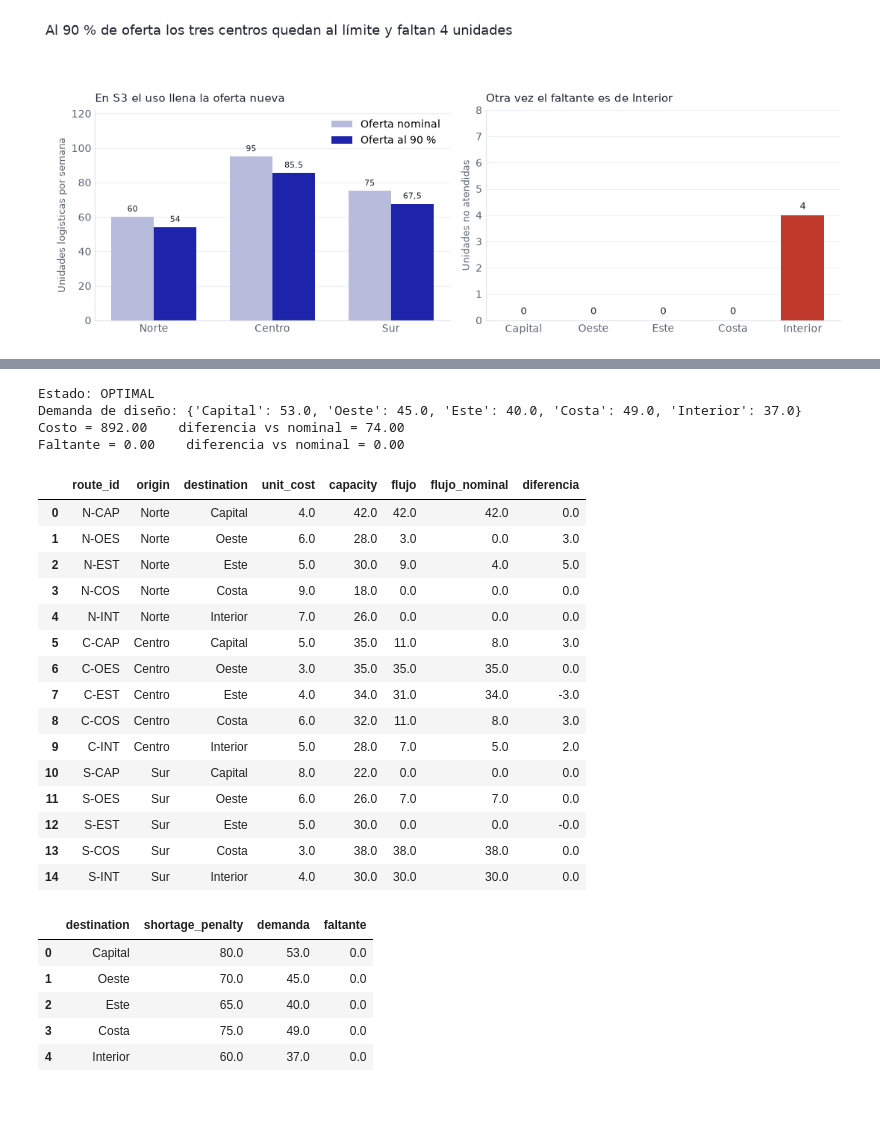
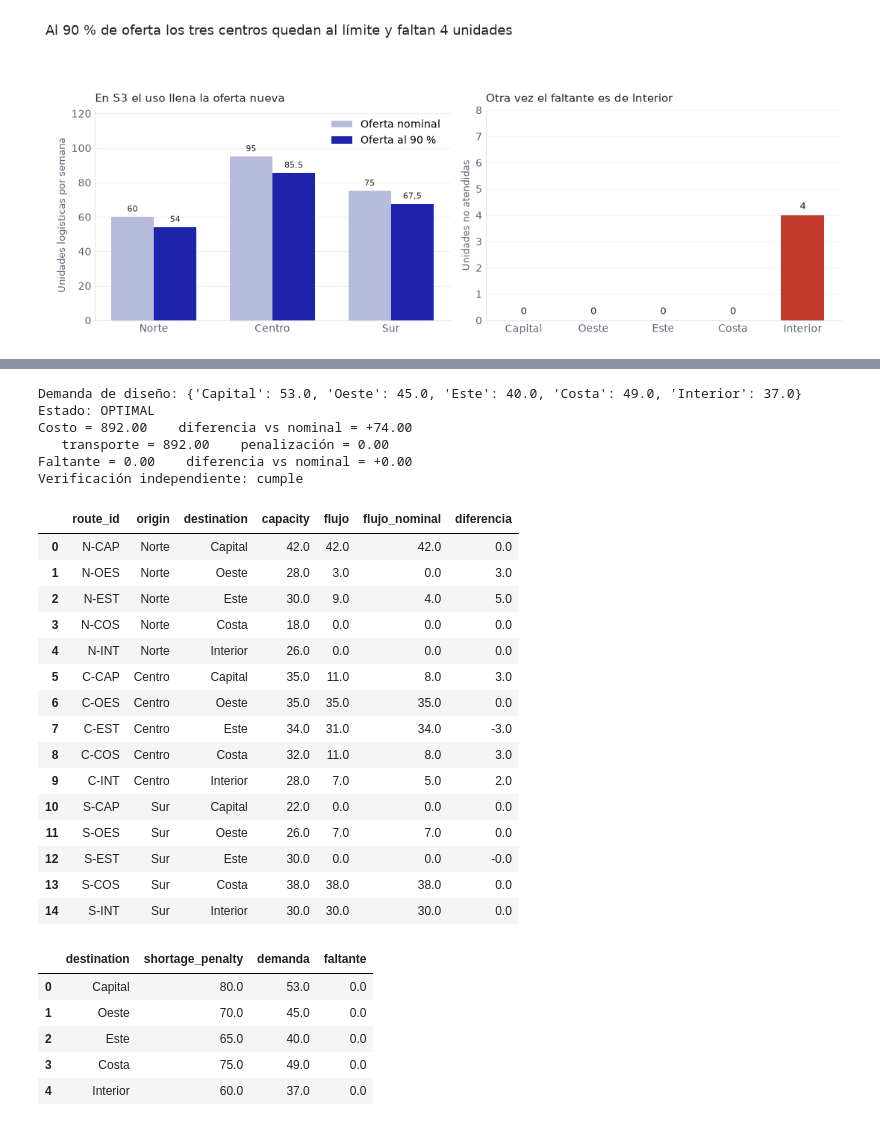
Before and after one commit to LorennMarque/OR-final-austral-2026, a Jupyter notebook: notebooks/part1_primal.ipynb, the cells around one changed output, grey strips where cells are left out. Cells and saved outputs as stored; diff of their text form; code cells hidden in the pictures.

```diff
--- a/notebooks/part1_primal.ipynb
+++ b/notebooks/part1_primal.ipynb
@@ -867,15 +768,17 @@ Cada demanda nominal se multiplica por 1,10 y se redondea hacia arriba: \(d_j^{S
 # %%
+def informar(sol, control):
+    print(f"Estado: {sol.estado}")
+    print(f"Costo = {sol.objetivo:.2f}    diferencia vs nominal = {sol.objetivo - costo_nominal:+.2f}")
+    print(f"   transporte = {control['transporte']:.2f}    penalización = {control['penalizacion']:.2f}")
+    falt = sol.faltantes["faltante"].sum()
+    print(f"Faltante = {falt:.2f}    diferencia vs nominal = {falt - faltante_nominal:+.2f}")
+    print("Verificación independiente:", "cumple" if control["controles"]["cumple"].all() else "NO cumple")
+    display(comparar_flujos(sol, nominal).round(4))
+    display(sol.faltantes.round(4))
+
 demanda_s1 = techo(1.10, demanda_nominal)
-costo_s1, flujos_s1, faltantes_s1 = resolver(demanda_s1, oferta_nominal, capacidad_nominal)
-verificar(flujos_s1, faltantes_s1, oferta_nominal)
-print("Estado: OPTIMAL")
+s1 = resolver(routes, destinations, demanda_s1, oferta_nominal, capacidad_nominal, "S1")
+control_s1 = verificar(s1, routes, destinations, demanda_s1, oferta_nominal, capacidad_nominal)
 print("Demanda modificada:", demanda_s1.to_dict())
-print(f"Costo = {costo_s1:.2f}    diferencia vs nominal = {costo_s1 - costo_nominal:.2f}")
-print(f"Faltante = {faltantes_s1['faltante'].sum():.2f}    diferencia vs nominal = {faltantes_s1['faltante'].sum() - faltante_nominal:.2f}")
-comparacion = flujos_s1[["route_id", "origin", "destination", "flujo"]].merge(
-    flujos_nominales[["route_id", "flujo"]], on="route_id", suffixes=("", "_nominal")
-)
-comparacion["diferencia"] = comparacion["flujo"] - comparacion["flujo_nominal"]
-display(comparacion.round(4))
-display(faltantes_s1.round(4))
+informar(s1, control_s1)
 # %% [output]
@@ -1197,40 +1039,32 @@ Se resuelve el mismo modelo con una demanda de diseño cinco por ciento mayor, r
 # %%
 demanda_resguardo = techo(1.05, demanda_nominal)
-costo_resguardo, flujos_resguardo, faltantes_resguardo = resolver(
-    demanda_resguardo, oferta_nominal, capacidad_nominal
-)
-verificar(flujos_resguardo, faltantes_resguardo, oferta_nominal)
-print("Estado: OPTIMAL")
+resguardo = resolver(routes, destinations, demanda_resguardo, oferta_nominal, capacidad_nominal, "Resguardo")
+control_resguardo = verificar(resguardo, routes, destinations, demanda_resguardo, oferta_nominal, capacidad_nominal)
 print("Demanda de diseño:", demanda_resguardo.to_dict())
-print(f"Costo = {costo_resguardo:.2f}    diferencia vs nominal = {costo_resguardo - costo_nominal:.2f}")
-print(f"Faltante = {faltantes_resguardo['faltante'].sum():.2f}    diferencia vs nominal = {faltantes_resguardo['faltante'].sum() - faltante_nominal:.2f}")
-comparacion = flujos_resguardo[["route_id", "origin", "destination", "unit_cost", "capacity", "flujo"]].merge(
-    flujos_nominales[["route_id", "flujo"]], on="route_id", suffixes=("", "_nominal")
-)
-comparacion["diferencia"] = comparacion["flujo"] - comparacion["flujo_nominal"]
-display(comparacion.round(4))
-display(faltantes_resguardo.round(4))
+informar(resguardo, control_resguardo)
 # %% [output]
+Demanda de diseño: {'Capital': 53.0, 'Oeste': 45.0, 'Este': 40.0, 'Costa': 49.0, 'Interior': 37.0}
 Estado: OPTIMAL
-Demanda de diseño: {'Capital': 53.0, 'Oeste': 45.0, 'Este': 40.0, 'Costa': 49.0, 'Interior': 37.0}
-Costo = 892.00    diferencia vs nominal = 74.00
-Faltante = 0.00    diferencia vs nominal = 0.00
+Costo = 892.00    diferencia vs nominal = +74.00
+   transporte = 892.00    penalización = 0.00
+Faltante = 0.00    diferencia vs nominal = +0.00
+Verificación independiente: cumple
-|  | route_id | origin | destination | unit_cost | capacity | flujo | flujo_nominal | diferencia |
-| 0 | N-CAP | Norte | Capital | 4.0 | 42.0 | 42.0 | 42.0 | 0.0 |
-| 1 | N-OES | Norte | Oeste | 6.0 | 28.0 | 3.0 | 0.0 | 3.0 |
-| 2 | N-EST | Norte | Este | 5.0 | 30.0 | 9.0 | 4.0 | 5.0 |
-| 3 | N-COS | Norte | Costa | 9.0 | 18.0 | 0.0 | 0.0 | 0.0 |
-| 4 | N-INT | Norte | Interior | 7.0 | 26.0 | 0.0 | 0.0 | 0.0 |
-| 5 | C-CAP | Centro | Capital | 5.0 | 35.0 | 11.0 | 8.0 | 3.0 |
-| 6 | C-OES | Centro | Oeste | 3.0 | 35.0 | 35.0 | 35.0 | 0.0 |
-| 7 | C-EST | Centro | Este | 4.0 | 34.0 | 31.0 | 34.0 | -3.0 |
-| 8 | C-COS | Centro | Costa | 6.0 | 32.0 | 11.0 | 8.0 | 3.0 |
-| 9 | C-INT | Centro | Interior | 5.0 | 28.0 | 7.0 | 5.0 | 2.0 |
-| 10 | S-CAP | Sur | Capital | 8.0 | 22.0 | 0.0 | 0.0 | 0.0 |
-| 11 | S-OES | Sur | Oeste | 6.0 | 26.0 | 7.0 | 7.0 | 0.0 |
-| 12 | S-EST | Sur | Este | 5.0 | 30.0 | 0.0 | 0.0 | -0.0 |
-| 13 | S-COS | Sur | Costa | 3.0 | 38.0 | 38.0 | 38.0 | 0.0 |
-| 14 | S-INT | Sur | Interior | 4.0 | 30.0 | 30.0 | 30.0 | 0.0 |
+|  | route_id | origin | destination | capacity | flujo | flujo_nominal | diferencia |
+| 0 | N-CAP | Norte | Capital | 42.0 | 42.0 | 42.0 | 0.0 |
+| 1 | N-OES | Norte | Oeste | 28.0 | 3.0 | 0.0 | 3.0 |
+| 2 | N-EST | Norte | Este | 30.0 | 9.0 | 4.0 | 5.0 |
+| 3 | N-COS | Norte | Costa | 18.0 | 0.0 | 0.0 | 0.0 |
+| 4 | N-INT | Norte | Interior | 26.0 | 0.0 | 0.0 | 0.0 |
+| 5 | C-CAP | Centro | Capital | 35.0 | 11.0 | 8.0 | 3.0 |
+| 6 | C-OES | Centro | Oeste | 35.0 | 35.0 | 35.0 | 0.0 |
+| 7 | C-EST | Centro | Este | 34.0 | 31.0 | 34.0 | -3.0 |
+| 8 | C-COS | Centro | Costa | 32.0 | 11.0 | 8.0 | 3.0 |
+| 9 | C-INT | Centro | Interior | 28.0 | 7.0 | 5.0 | 2.0 |
+| 10 | S-CAP | Sur | Capital | 22.0 | 0.0 | 0.0 | 0.0 |
+| 11 | S-OES | Sur | Oeste | 26.0 | 7.0 | 7.0 | 0.0 |
+| 12 | S-EST | Sur | Este | 30.0 | 0.0 | 0.0 | -0.0 |
+| 13 | S-COS | Sur | Costa | 38.0 | 38.0 | 38.0 | 0.0 |
+| 14 | S-INT | Sur | Interior | 30.0 | 30.0 | 30.0 | 0.0 |
 |  | destination | shortage_penalty | demanda | faltante |
 | 0 | Capital | 80.0 | 53.0 | 0.0 |
 | 1 | Oeste | 70.0 | 45.0 | 0.0 |
```
Also changed, not shown: parts of 46 cells of this notebook, 28 other files.
